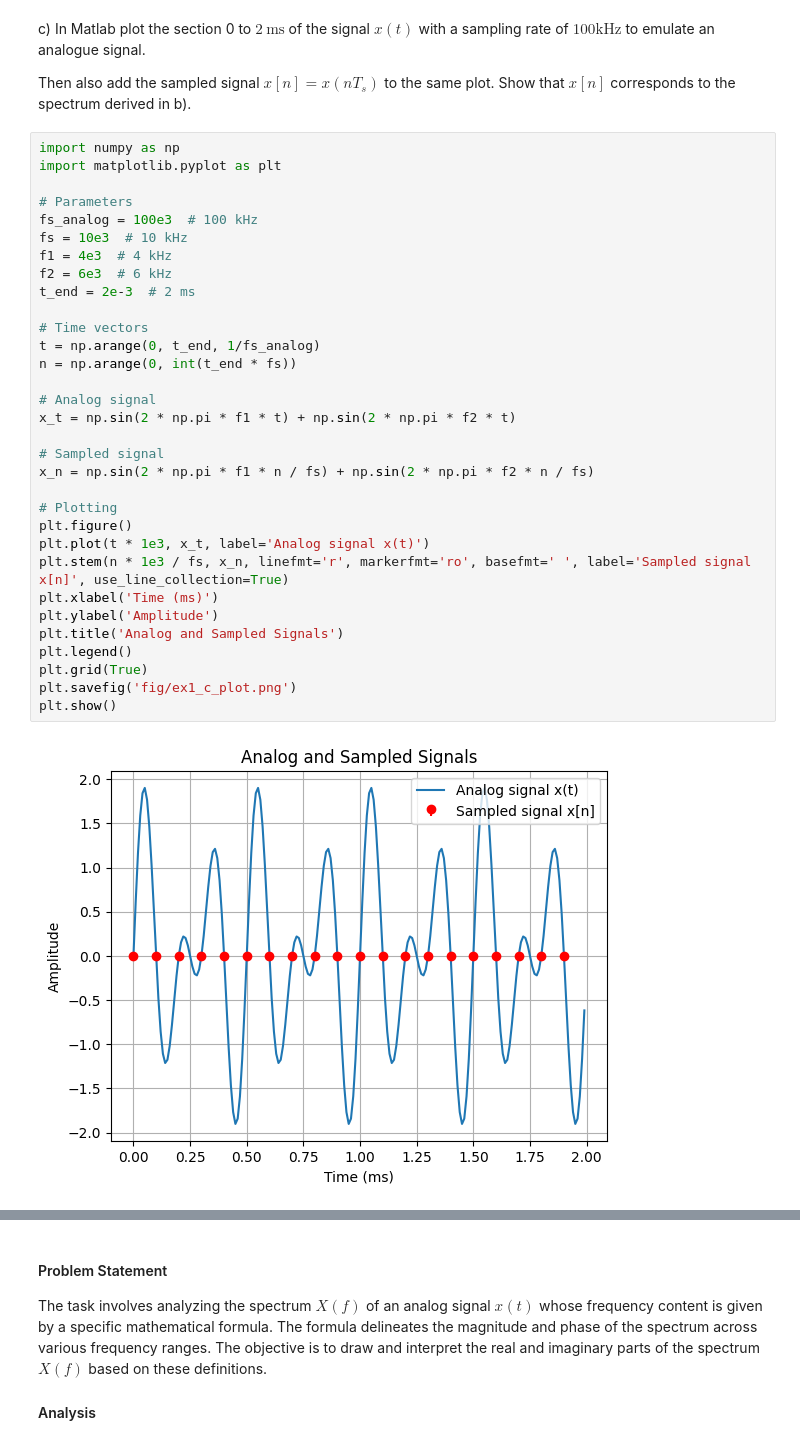
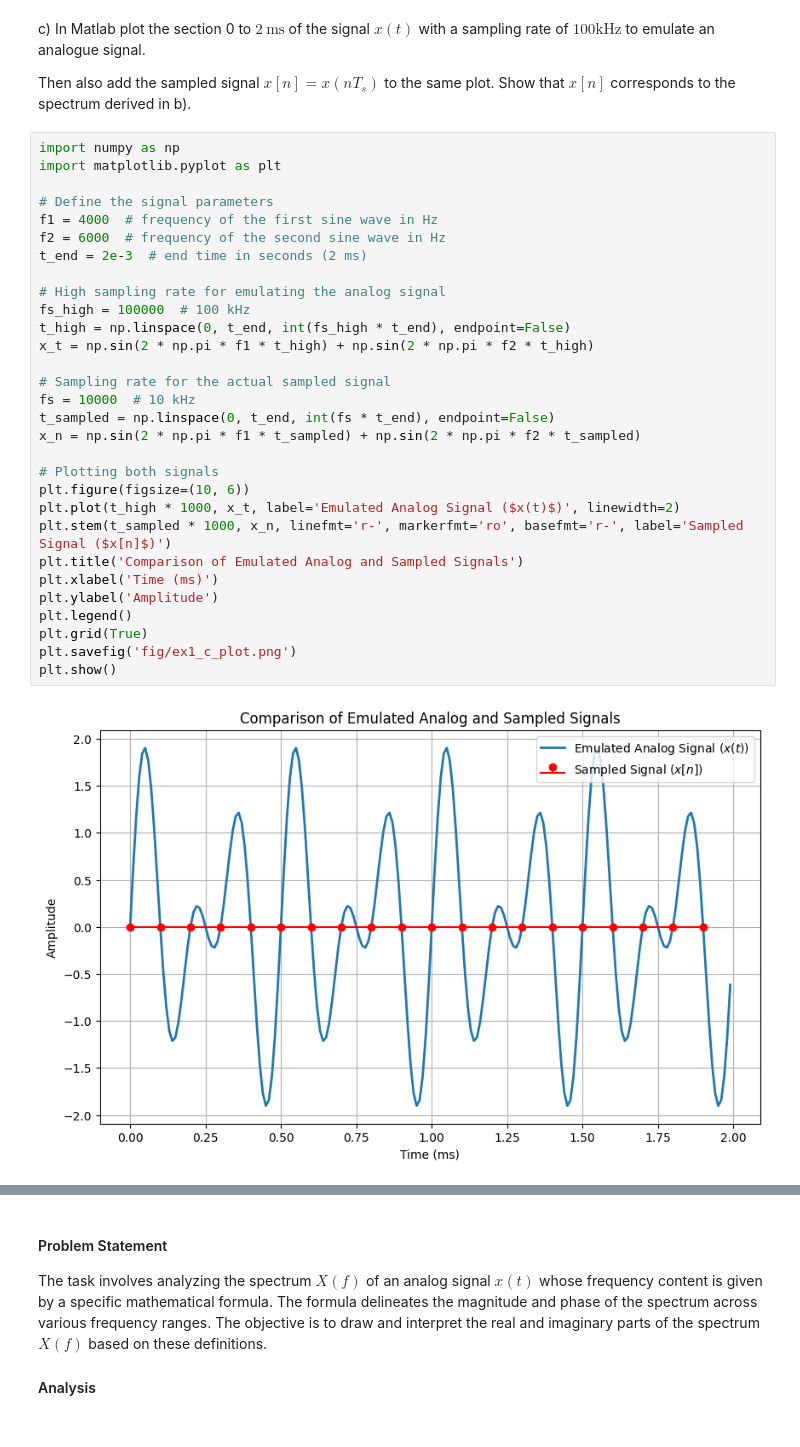
Before and after one commit to wolfram-laube/dsp-ue_grp-22, a Jupyter notebook: Assignment_3/DSP_Assignment_3.ipynb, the cells around one changed output, grey strips where cells are left out. Cells and saved outputs as stored; diff of their text form.

```diff
--- a/Assignment_3/DSP_Assignment_3.ipynb
+++ b/Assignment_3/DSP_Assignment_3.ipynb
@@ -141,37 +141,35 @@ Then also add the sampled signal $x[n]=x\left(n T_{s}\right)$ to the same plot.
 # %%
 import numpy as np
 import matplotlib.pyplot as plt
 
-# Parameters
-fs_analog = 100e3  # 100 kHz
-fs = 10e3  # 10 kHz
-f1 = 4e3  # 4 kHz
-f2 = 6e3  # 6 kHz
-t_end = 2e-3  # 2 ms
+# Define the signal parameters
+f1 = 4000  # frequency of the first sine wave in Hz
+f2 = 6000  # frequency of the second sine wave in Hz
+t_end = 2e-3  # end time in seconds (2 ms)
 
-# Time vectors
-t = np.arange(0, t_end, 1/fs_analog)
-n = np.arange(0, int(t_end * fs))
+# High sampling rate for emulating the analog signal
+fs_high = 100000  # 100 kHz
+t_high = np.linspace(0, t_end, int(fs_high * t_end), endpoint=False)
+x_t = np.sin(2 * np.pi * f1 * t_high) + np.sin(2 * np.pi * f2 * t_high)
 
-# Analog signal
-x_t = np.sin(2 * np.pi * f1 * t) + np.sin(2 * np.pi * f2 * t)
+# Sampling rate for the actual sampled signal
+fs = 10000  # 10 kHz
+t_sampled = np.linspace(0, t_end, int(fs * t_end), endpoint=False)
+x_n = np.sin(2 * np.pi * f1 * t_sampled) + np.sin(2 * np.pi * f2 * t_sampled)
 
-# Sampled signal
-x_n = np.sin(2 * np.pi * f1 * n / fs) + np.sin(2 * np.pi * f2 * n / fs)
-
-# Plotting
-plt.figure()
-plt.plot(t * 1e3, x_t, label='Analog signal x(t)')
-plt.stem(n * 1e3 / fs, x_n, linefmt='r', markerfmt='ro', basefmt=' ', label='Sampled signal x[n]', use_line_collection=True)
+# Plotting both signals
+plt.figure(figsize=(10, 6))
+plt.plot(t_high * 1000, x_t, label='Emulated Analog Signal ($x(t)$)', linewidth=2)
+plt.stem(t_sampled * 1000, x_n, linefmt='r-', markerfmt='ro', basefmt='r-', label='Sampled Signal ($x[n]$)')
+plt.title('Comparison of Emulated Analog and Sampled Signals')
 plt.xlabel('Time (ms)')
 plt.ylabel('Amplitude')
-plt.title('Analog and Sampled Signals')
 plt.legend()
 plt.grid(True)
 plt.savefig('fig/ex1_c_plot.png')
 plt.show()
 # %% [output]
-[figure, old version]
+[figure, new version]
 # %% [markdown]
 ## Exercise 2 Sampling 2 (25\%)
 
```
Also changed, not shown: 7 other files.
